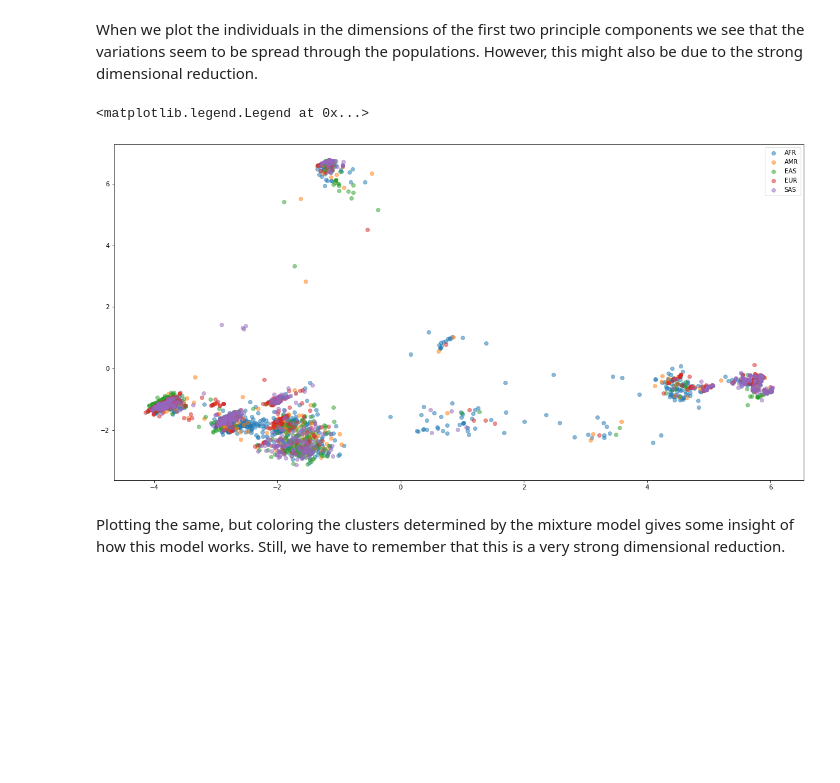
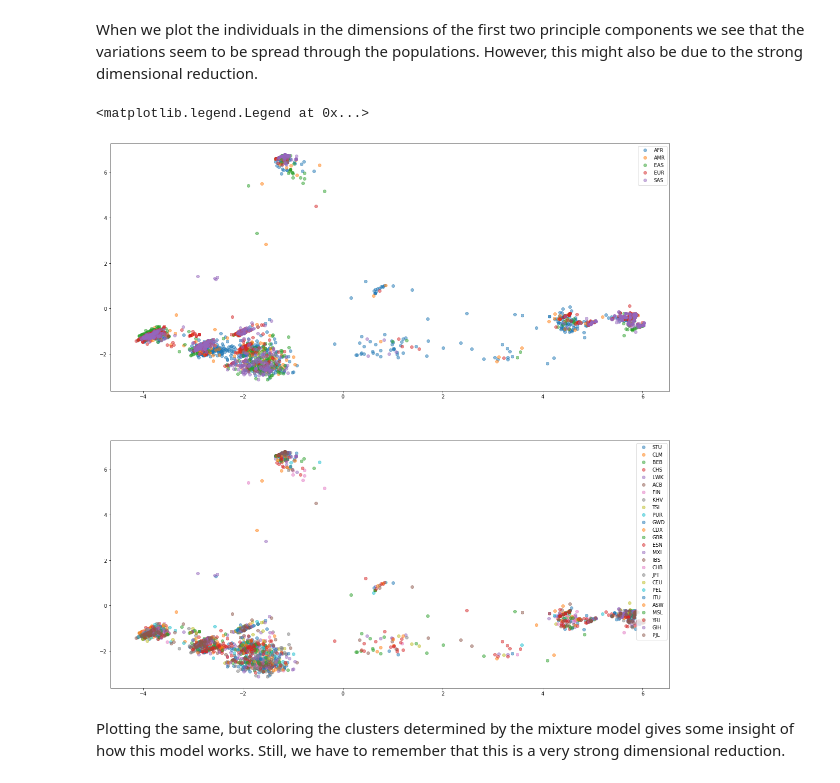
Before and after one commit to manuelgloeckler/sequence_bioinfo, a Jupyter notebook: project/Gentype.ipynb, the cells around one changed output. Saved outputs shown, nothing was run; the diff lists cells and outputs as text; code cells hidden in the pictures; blank space fills up the shorter version.

```diff
--- a/project/Gentype.ipynb
+++ b/project/Gentype.ipynb
@@ -168,24 +152,32 @@ for ind, pos in individual_map.items():
     inds[2*pos+1] = ind
 
 populations = ["AFR", "AMR", "EAS", "EUR", "SAS"]
+sub_populations = ['STU', 'CLM', 'BEB', 'CHS', 'LWK', 'ACB', 'FIN', 'KHV', 'TSI', 'PUR', 'GWD', 'CDX', 'GBR', 'ESN', 'MXL', 'IBS', 'CHB', 'JPT', 'CEU', 'PEL', 'ITU', 'ASW', 'MSL', 'YRI', 'GIH', 'PJL']
 ind_map = data_manager.generate_individual_population_map()
 population_index = []
+sub_population_index = []
 for ind in inds:
     for pop in ind_map[ind]:
         if pop in populations:
             population_index.append(populations.index(pop))
+        if pop in sub_populations:
+            sub_population_index.append(sub_populations.index(pop))
 pops = np.array(population_index)
+sub_pops = np.array(sub_population_index)
 # %% [markdown]
 When we plot the individuals in the dimensions of the first two principle components we see that the variations seem to be spread through the populations. However, this might also be due to the strong dimensional reduction.
 # %%
-fig, ax = plt.subplots(figsize = (20,10))
+fig, ax = plt.subplots(nrows = 2, figsize = (20,20))
 
 for i in range(len(pops)):
-    ax.plot(principalComponents[pops == i,0], principalComponents[pops == i,1], "o", alpha=0.5)
-ax.legend(populations)
+    ax[0].plot(principalComponents[pops == i,0], principalComponents[pops == i,1], "o", alpha=0.5)
+ax[0].legend(populations)
+for i in range(len(sub_pops)):
+    ax[1].plot(principalComponents[sub_pops == i,0], principalComponents[sub_pops == i,1], "o", alpha=0.5)
+ax[1].legend(sub_populations, loc = "upper right")
 # %% [output]
 <matplotlib.legend.Legend at 0x...>
-[figure, old version]
+[figure, new version]
 # %% [markdown]
 Plotting the same, but coloring the clusters determined by the mixture model gives some insight of how this model works. Still, we have to remember that this is a very strong dimensional reduction.
 # %%
```
Also changed, not shown: parts of 4 cells of this notebook, 2 other files.
